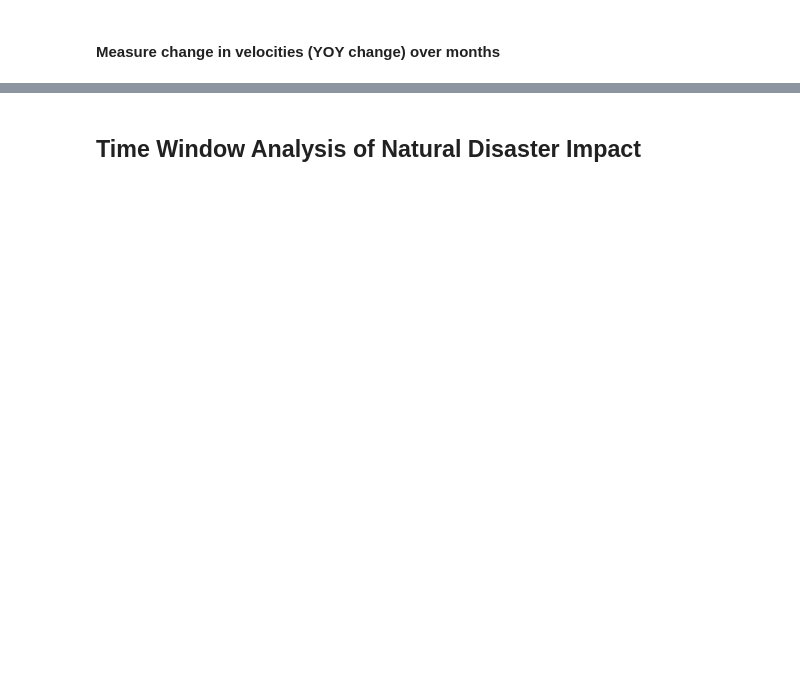
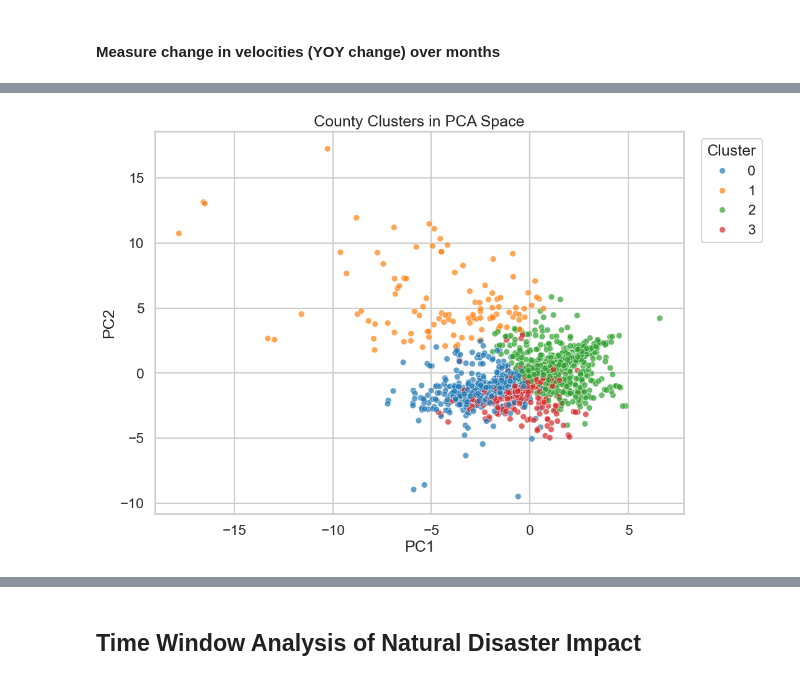
Before and after one commit to Kaxlow/climate-on-housing, a Jupyter notebook: src/climate-housing-analysis.ipynb, the cells around one changed output, grey strips where cells are left out. Drawn from its saved outputs; the diff is of its cells as text; code cells hidden in the pictures; blank space fills up the shorter version.

```diff
--- a/src/climate-housing-analysis.ipynb
+++ b/src/climate-housing-analysis.ipynb
@@ -459,0 +851,11 @@ housing_df["AVG_SALE_TO_LIST_YOY_MOM"] = housing_df.groupby("fips")["AVG_SALE_TO
+# %%
+
+final_model = KMeans(n_clusters=best_k, random_state=42, n_init=20)
+cluster_input['cluster'] = final_model.fit_predict(X)
+
+cluster_sizes = (
+    cluster_input.groupby('cluster')
+    .agg(counties=('fips', 'size'))
+    .sort_index()
+)
+cluster_sizes
@@ -459,0 +869,26 @@ housing_df["AVG_SALE_TO_LIST_YOY_MOM"] = housing_df.groupby("fips")["AVG_SALE_TO
+# %%
+
+pca = PCA(n_components=2, random_state=42)
+coords = pca.fit_transform(X)
+plot_df = cluster_input[['county_name', 'cluster']].copy()
+plot_df['pc1'] = coords[:, 0]
+plot_df['pc2'] = coords[:, 1]
+
+fig, ax = plt.subplots(figsize=(11, 8))
+sns.scatterplot(
+    data=plot_df.sample(min(5_000, len(plot_df)), random_state=42),
+    x='pc1',
+    y='pc2',
+    hue='cluster',
+    palette='tab10',
+    alpha=0.7,
+    s=50,
+    ax=ax,
+)
+ax.set_title('County Clusters in PCA Space')
+ax.set_xlabel('PC1')
+ax.set_ylabel('PC2')
+plt.legend(title='Cluster', bbox_to_anchor=(1.02, 1), loc='upper left')
+plt.show()
+# %% [output]
+[figure, added]
```
Also changed, not shown: parts of 46 cells of this notebook.
